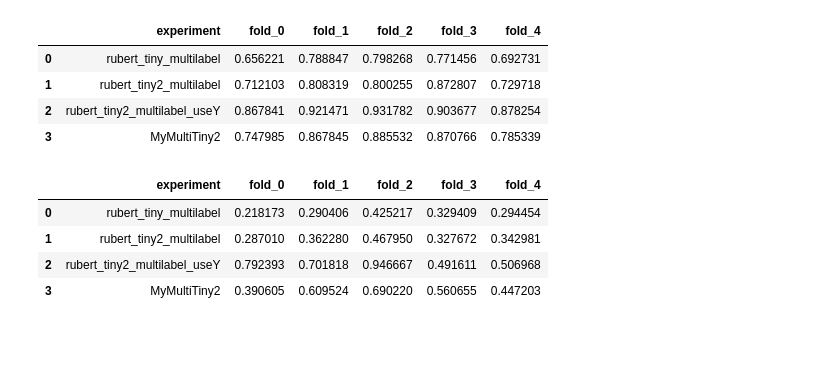
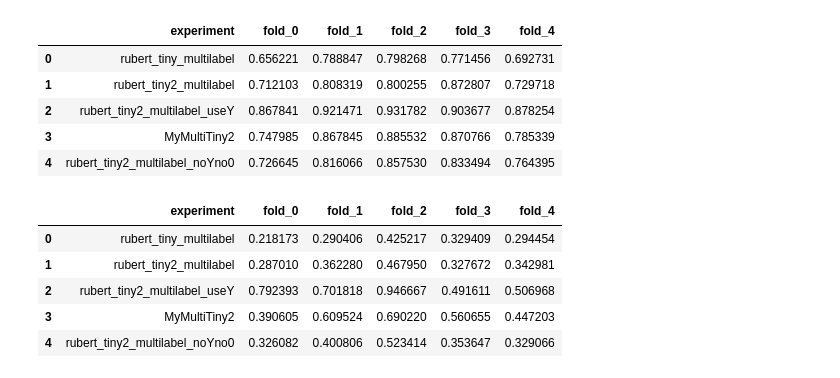
Before and after one commit to gilmoright/CommandClassifier, a Jupyter notebook: Notebooks/Reports/Compare_labels_exceptY.ipynb, the cells around one changed output. Drawn from its saved outputs; the diff is of its cells as text; code cells hidden in the pictures; blank space fills up the shorter version.

```diff
--- a/Notebooks/Reports/Compare_labels_exceptY.ipynb
+++ b/Notebooks/Reports/Compare_labels_exceptY.ipynb
@@ -9,36 +9,38 @@ REPORTS_DIR = "/s/ls4/users/grartem/RL_robots/CommandClassifier/models/"
 # %%
 # AVG macro for every label except Y
 table = []
-for experimentName in ["rubert_tiny_multilabel", "rubert_tiny2_multilabel", "rubert_tiny2_multilabel_useY", "MyMultiTiny2"]:
+for experimentName in ["rubert_tiny_multilabel", "rubert_tiny2_multilabel", "rubert_tiny2_multilabel_useY", "MyMultiTiny2", 'rubert_tiny2_multilabel_noYno0']:
     table.append({
             "experiment": experimentName,
         })
     for fold_i in range(5):
         if not os.path.exists(os.path.join(REPORTS_DIR, experimentName, "fold_{}".format(fold_i), "reports", "epoch-{}_avg_report.json".format(10))):
             continue
         with open(os.path.join(REPORTS_DIR, experimentName, "fold_{}".format(fold_i), "reports", "epoch-{}_avg_report.json".format(10)), "r") as f:
             report = json.load(f)
         counter, avg = 0, 0
         for k, v in report.items():
             if k in ['correct_samples_perc', 'avg_macro_f1', 'avg_acc', "[y]_macrof1"]:
                 continue
             if "_acc" in k:
                 continue
             avg += v
             counter += 1
         table[-1]["fold_{}".format(fold_i)] = avg / counter
 table_df = pd.DataFrame(table)
 table_df
 # %% [output]
 |  | experiment | fold_0 | fold_1 | fold_2 | fold_3 | fold_4 |
 | 0 | rubert_tiny_multilabel | 0.656221 | 0.788847 | 0.798268 | 0.771456 | 0.692731 |
 | 1 | rubert_tiny2_multilabel | 0.712103 | 0.808319 | 0.800255 | 0.872807 | 0.729718 |
 | 2 | rubert_tiny2_multilabel_useY | 0.867841 | 0.921471 | 0.931782 | 0.903677 | 0.878254 |
 | 3 | MyMultiTiny2 | 0.747985 | 0.867845 | 0.885532 | 0.870766 | 0.785339 |
+| 4 | rubert_tiny2_multilabel_noYno0 | 0.726645 | 0.816066 | 0.857530 | 0.833494 | 0.764395 |
 # %%
-# action macro for every label except Y
+# action macro
 table = []
-for experimentName in ["rubert_tiny_multilabel", "rubert_tiny2_multilabel", "rubert_tiny2_multilabel_useY", "MyMultiTiny2"]:
+for experimentName in ["rubert_tiny_multilabel", "rubert_tiny2_multilabel", "rubert_tiny2_multilabel_useY",
+                       "MyMultiTiny2", 'rubert_tiny2_multilabel_noYno0']:
     table.append({
             "experiment": experimentName,
         })
@@ -57,3 +59,4 @@ table_df
 | 1 | rubert_tiny2_multilabel | 0.287010 | 0.362280 | 0.467950 | 0.327672 | 0.342981 |
 | 2 | rubert_tiny2_multilabel_useY | 0.792393 | 0.701818 | 0.946667 | 0.491611 | 0.506968 |
 | 3 | MyMultiTiny2 | 0.390605 | 0.609524 | 0.690220 | 0.560655 | 0.447203 |
+| 4 | rubert_tiny2_multilabel_noYno0 | 0.326082 | 0.400806 | 0.523414 | 0.353647 | 0.329066 |
```
Also changed, not shown: 11 other files.
